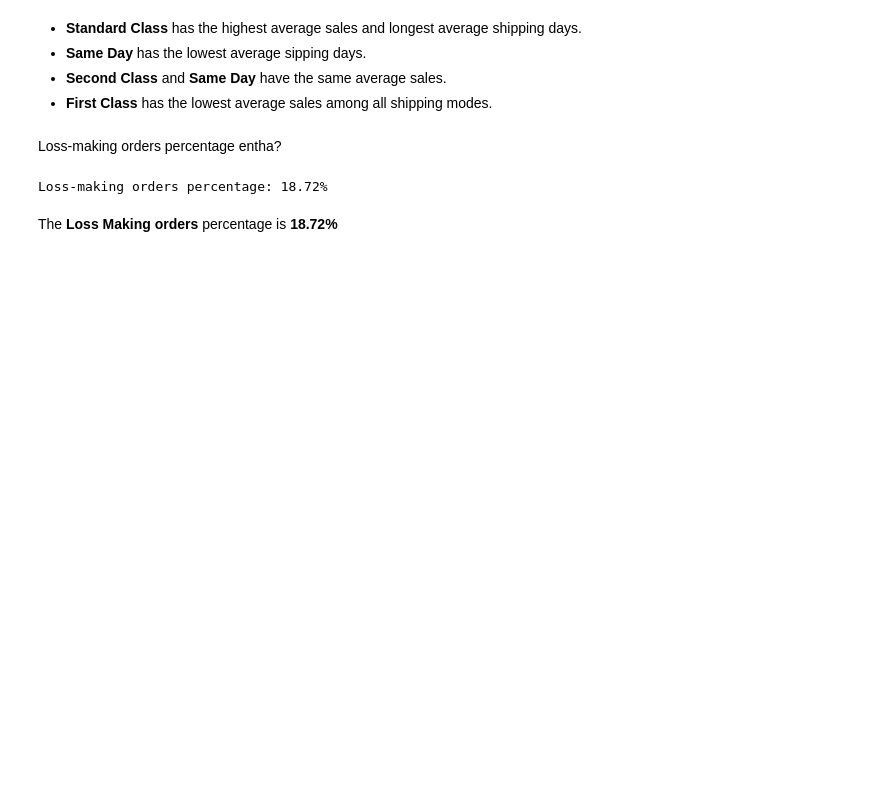
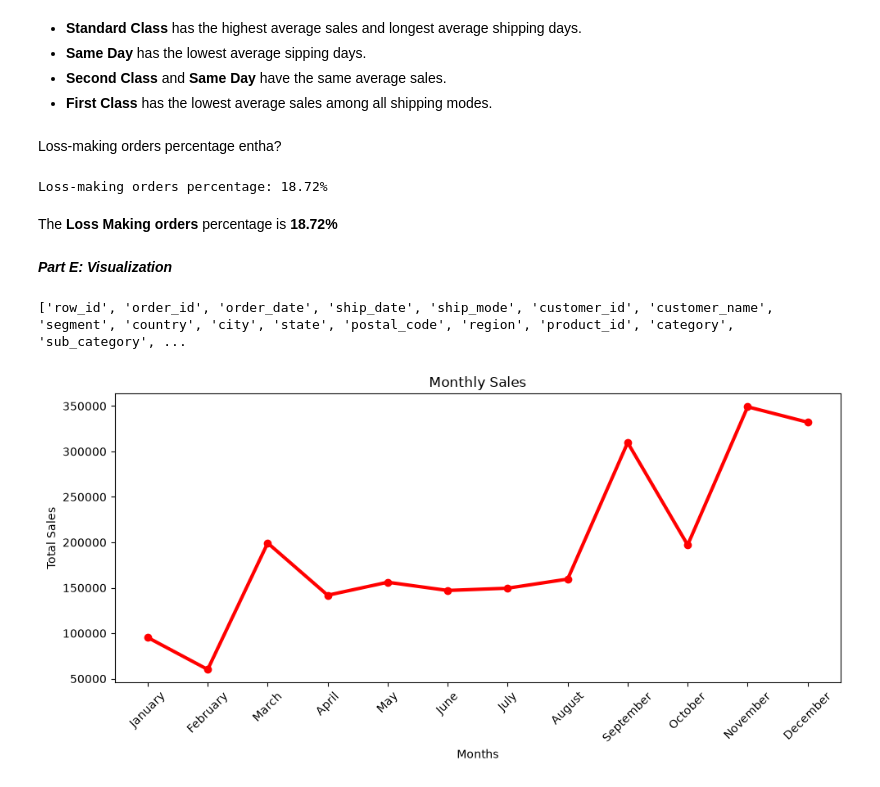
Before and after one commit to chpavansai01/superstore-sales-analysis, a Jupyter notebook: analysis.ipynb, the cells around one changed output. Drawn from its saved outputs; the diff is of its cells as text; code cells hidden in the pictures; blank space fills up the shorter version.

Commit message:
complete visualization

```diff
--- a/analysis.ipynb
+++ b/analysis.ipynb
@@ -148,8 +148,8 @@ column names:
 ['row_id', 'order_id', 'order_date', 'ship_date', 'ship_mode', 'customer_id', 'customer_name', 'segment', 'country', 'city', 'state', 'postal_code', 'region', 'product_id', 'category', 'sub_category', ...
 # %%
 print(f"changing 'order_date','ship_date' to datetime:")
-df['order_date'] = pd.to_datetime(df['order_date'], format='mixed')
-df['ship_date'] = pd.to_datetime(df['ship_date'], format='mixed')
+df['order_date'] = pd.to_datetime(df['order_date'], format='%d-%m-%Y')
+df['ship_date'] = pd.to_datetime(df['ship_date'], format='%d-%m-%Y')
 print(df['order_date'])
 print(df['ship_date'])
 # %% [output]
@@ -657,3 +656,9 @@ print(f"Loss-making orders percentage: {loss_orders_df.round(2)}%")
 Loss-making orders percentage: 18.72%
 # %% [markdown]
   The **Loss Making orders** percentage is **18.72%**
+# %% [markdown]
+***Part E: Visualization***
+# %%
+print(df.columns.to_list())
+# %% [output]
+['row_id', 'order_id', 'order_date', 'ship_date', 'ship_mode', 'customer_id', 'customer_name', 'segment', 'country', 'city', 'state', 'postal_code', 'region', 'product_id', 'category', 'sub_category', ...
@@ -659,0 +667,15 @@ Loss-making orders percentage: 18.72%
+# %%
+months_order=['January','February','March','April','May','June','July','August','September','October','November','December']
+monthly_data=df.groupby('order_month_name')['sales'].sum().reindex(months_order).reset_index()
+plt.figure(figsize=(10,5))
+plt.plot(monthly_data['order_month_name'], monthly_data['sales'],
+         color='red', linestyle='-', marker='o', linewidth=3, markersize=6)
+
+plt.xlabel('Months')
+plt.ylabel('Total Sales')
+plt.title('Monthly Sales')
+plt.xticks(rotation=45)
+plt.tight_layout()
+plt.show()
+# %% [output]
+[figure, added]
```
Also changed, not shown: parts of 21 cells of this notebook.
